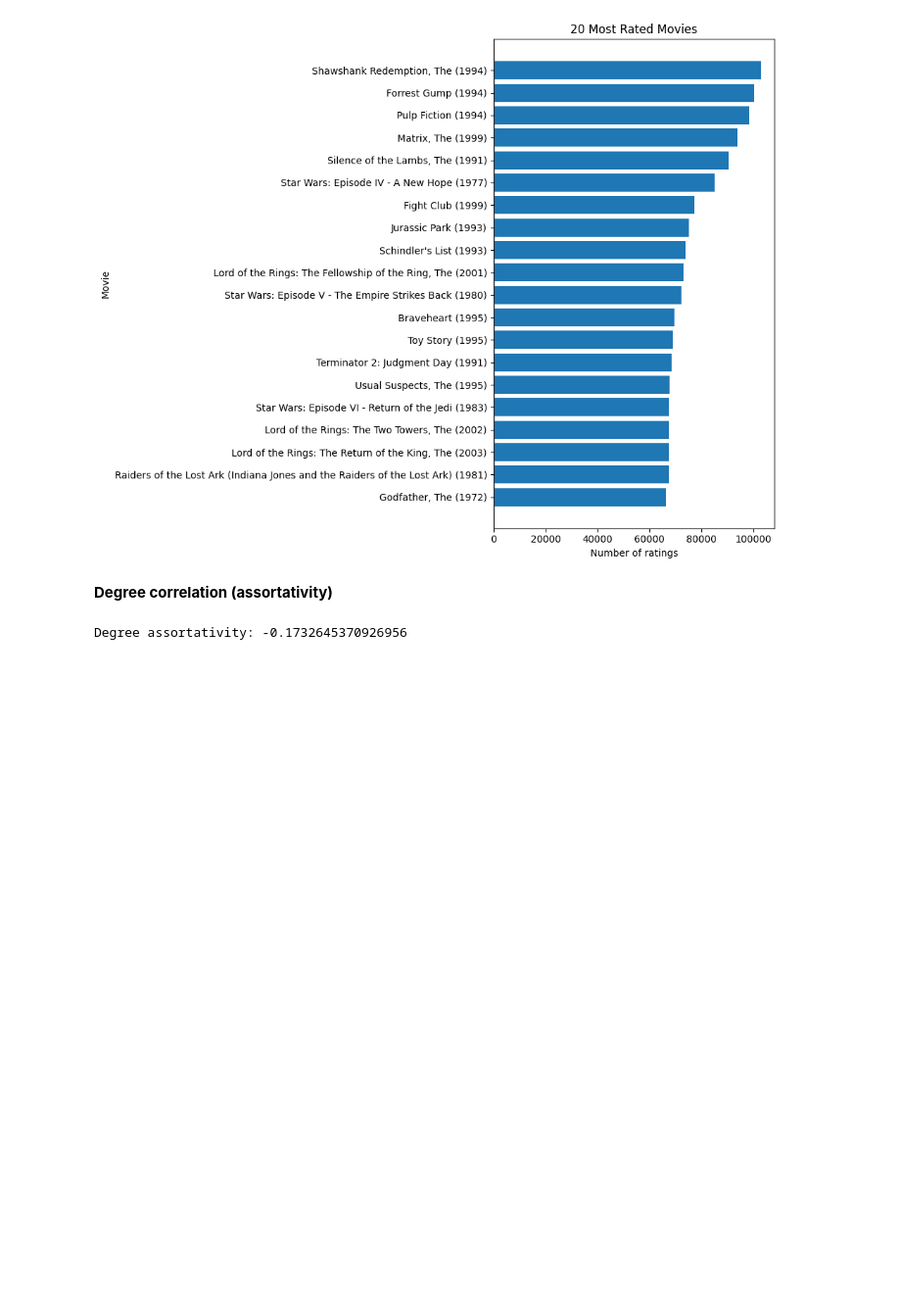
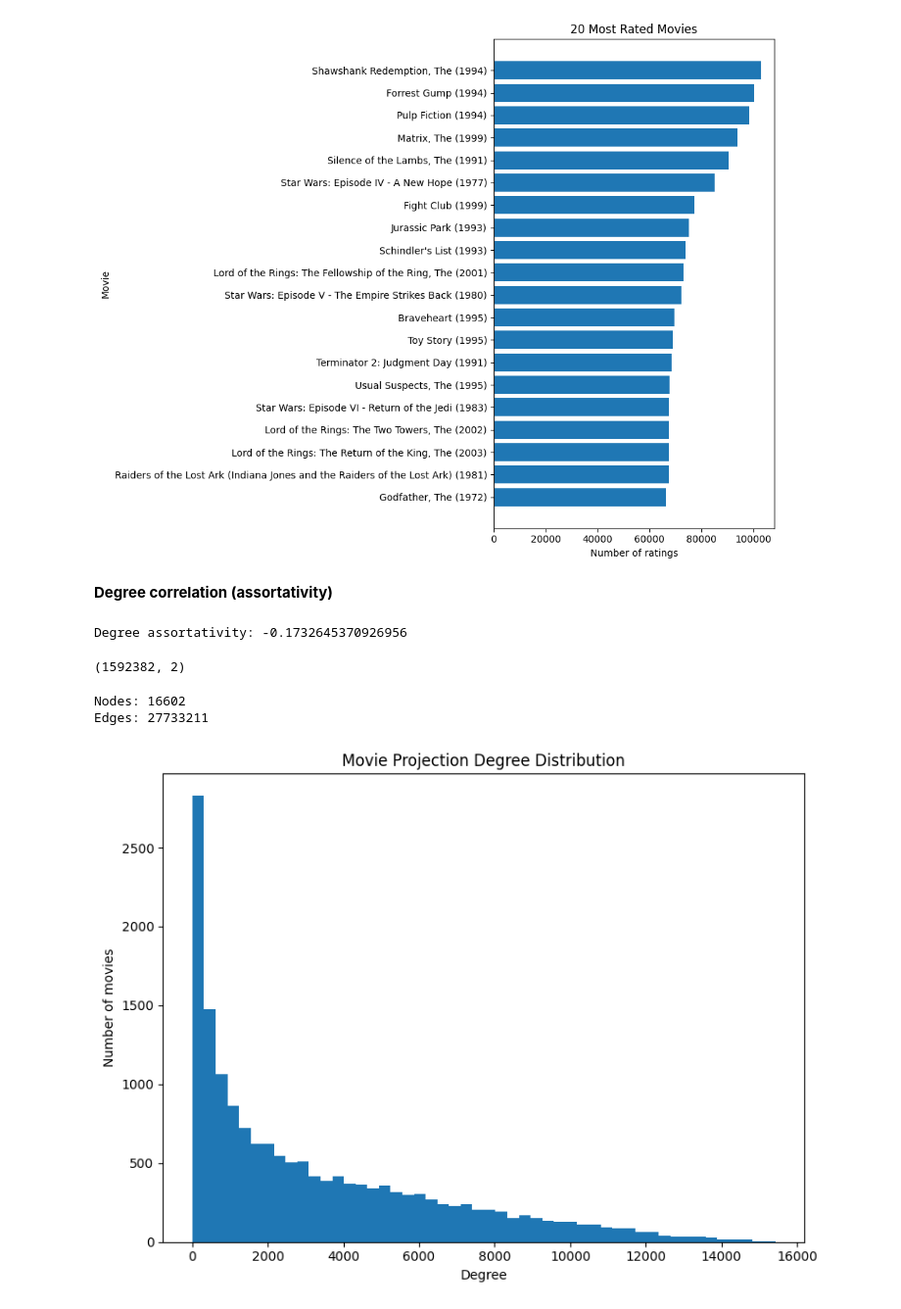
Before and after one commit to ajdebruyn/analysis-labs, a Jupyter notebook: data_analysis/network_properties.ipynb, the cells around one changed output. Shown at 98% size. Cells and saved outputs as stored; diff of their text form; code cells hidden in the pictures; blank space fills up the shorter version.

Commit message:
movie-movie similarity analysis

```diff
--- a/data_analysis/network_properties.ipynb
+++ b/data_analysis/network_properties.ipynb
@@ -378,3 +378,49 @@ assortativity = cov_xy / np.sqrt(var_x * var_y)
 print("Degree assortativity:", assortativity)
 # %% [output]
 Degree assortativity: -0.1732645370926956
+# %%
+rng = np.random.default_rng(42)
+sample_users = rng.choice(list(user_ids), size=10_000, replace=False)
+sample_users = set(sample_users)
+sample_ratings = []
+for chunk in pd.read_csv(RATINGS_FILE, usecols=["userId", "movieId"], chunksize=1_000_000):
+    sub = chunk[chunk["userId"].isin(sample_users)]
+    if len(sub) > 0:
+        sample_ratings.append(sub)
+sample_ratings = pd.concat(sample_ratings, ignore_index=True)
+print(sample_ratings.shape)
+# %% [output]
+(1592382, 2)
+# %%
+movies_by_user = (sample_ratings .groupby("userId")["movieId"] .apply(list))
+
+pair_counts = Counter()
+for movie_list in movies_by_user:
+    movie_list = list(set(movie_list))
+    for i in range(len(movie_list)):
+        for j in range(i + 1, len(movie_list)):
+            pair = (min(movie_list[i], movie_list[j]), max(movie_list[i], movie_list[j]))
+            pair_counts[pair] += 1
+
+G_movie = nx.Graph()
+for (m1, m2), weight in pair_counts.items():
+    if weight >= 3:
+        G_movie.add_edge(m1, m2, weight=weight)
+
+print("Nodes:", G_movie.number_of_nodes())
+print("Edges:", G_movie.number_of_edges())
+# %% [output]
+Nodes: 16602
+Edges: 27733211
+# %%
+projection_degrees = np.array([d for _, d in G_movie.degree()])
+
+plt.figure(figsize=(8, 6))
+plt.hist(projection_degrees, bins=50)
+plt.xlabel("Degree")
+plt.ylabel("Number of movies")
+plt.title("Movie Projection Degree Distribution")
+plt.tight_layout()
+plt.show()
+# %% [output]
+[figure, added]
```
Also changed, not shown: parts of 2 cells of this notebook, 1 other file.
